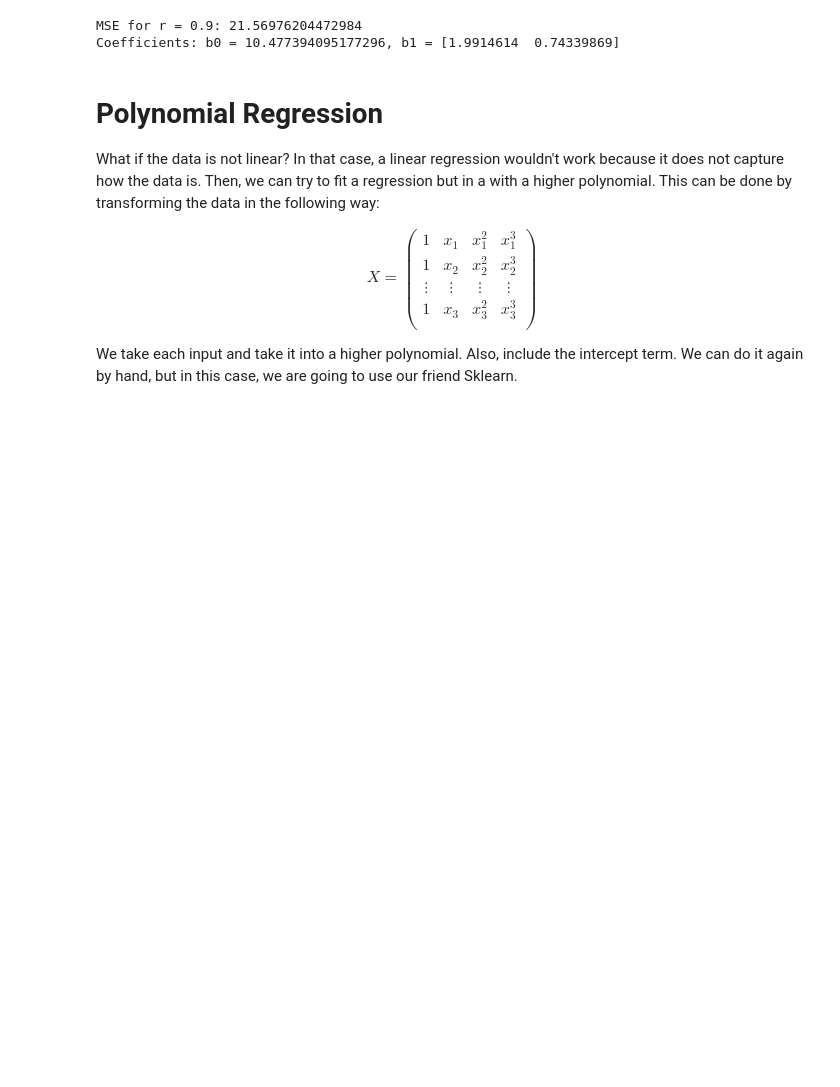
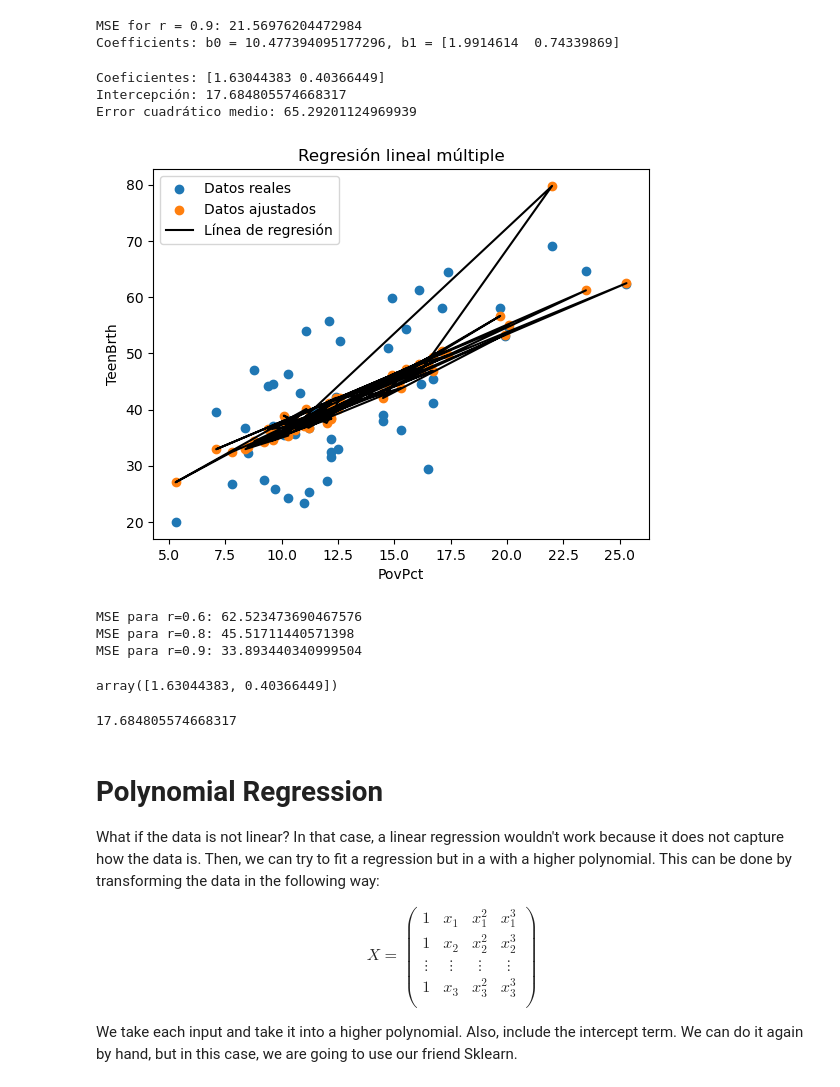
Before and after one commit to SantiagoFerreiraC/Tarea1_algoritmos, a Jupyter notebook: LinearRegression/LinearRegression-Ex.ipynb, the cells around one changed output. Drawn from its saved outputs; the diff is of its cells as text; code cells hidden in the pictures; blank space fills up the shorter version.

```diff
--- a/LinearRegression/LinearRegression-Ex.ipynb
+++ b/LinearRegression/LinearRegression-Ex.ipynb
@@ -253,3 +253,67 @@ Coefficients: b0 = 10.504737433457496, b1 = [1.96037676 0.73308762]
 [figure]
 MSE for r = 0.9: 21.56976204472984
 Coefficients: b0 = 10.477394095177296, b1 = [1.9914614  0.74339869]
+# %%
+# utilizemops una libreria para ver como da bien
+from sklearn.linear_model import LinearRegression
+import numpy as np
+from sklearn.metrics import mean_squared_error
+
+
+model = LinearRegression()
+
+model.fit(X, y)
+
+print("Coeficientes:", model.coef_)
+print("Intercepción:", model.intercept_)
+
+y_pred = model.predict(X)
+
+mse = np.mean((y - y_pred) ** 2)
+print("Error cuadrático medio:", mse)
+
+plt.scatter(X[:,0], y, label="Datos reales")
+plt.scatter(X[:,0], y_pred, label="Datos ajustados")
+plt.plot(X[:,0], model.predict(X), color="black", label="Línea de regresión")
+plt.xlabel("PovPct")
+plt.ylabel("TeenBrth")
+plt.title("Regresión lineal múltiple")
+plt.legend()
+plt.show()
+# %% [output]
+Coeficientes: [1.63044383 0.40366449]
+Intercepción: 17.684805574668317
+Error cuadrático medio: 65.29201124969939
+[figure, added]
+# %%
+rs = [0.6, 0.8, 0.9]
+
+for r in rs:
+    train_size = int(len(data) * r)
+
+    train_data = data[:train_size]
+    test_data = data[train_size:]
+
+    X_train = train_data[['PovPct', 'ViolCrime']]
+    y_train = train_data['TeenBrth']
+    X_test = test_data[['PovPct', 'ViolCrime']]
+    y_test = test_data['TeenBrth']
+
+    # Crear una instancia del modelo de regresión lineal múltiple
+    model = LinearRegression()
+
+    # Ajustar el modelo a los datos de entrenamiento
+    model.fit(X_train, y_train)
+
+    # Predecir los valores de y para los datos de prueba
+    y_pred = model.predict(X_test)
+
+    # Calcular el error cuadrático medio (MSE) del modelo para los datos de prueba
+    mse = mean_squared_error(y_test, y_pred)
+
+    # Imprimir el MSE para los datos de prueba
+    print("MSE para r={}:".format(r), mse)
+# %% [output]
+MSE para r=0.6: 62.523473690467576
+MSE para r=0.8: 45.51711440571398
+MSE para r=0.9: 33.893440340999504
@@ -256,3 +365,12 @@ Coefficients: b0 = 10.477394095177296, b1 = [1.9914614  0.74339869]
+# %%
+#parece que si estaba bien
+model.coef_
+# %% [output]
+array([1.63044383, 0.40366449])
+# %%
+model.intercept_
+# %% [output]
+17.684805574668317
 # %%
 import statsmodels.api as sm
 # %% [markdown]
```
Also changed, not shown: parts of 2 cells of this notebook.
